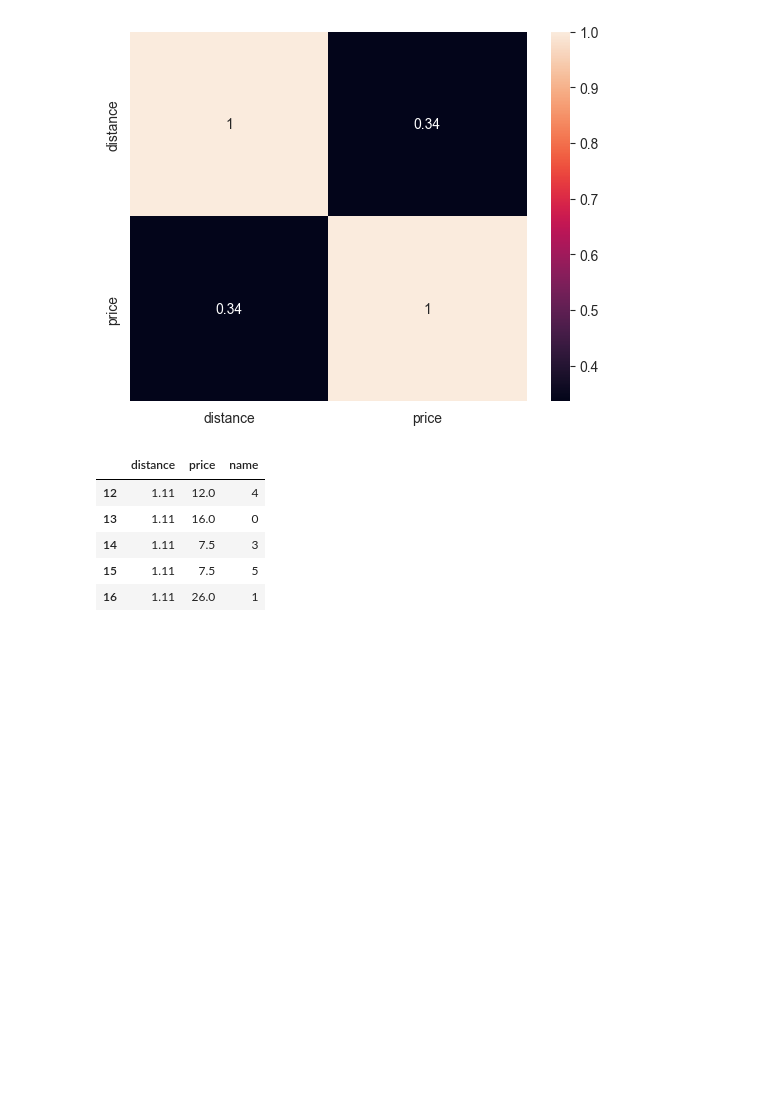
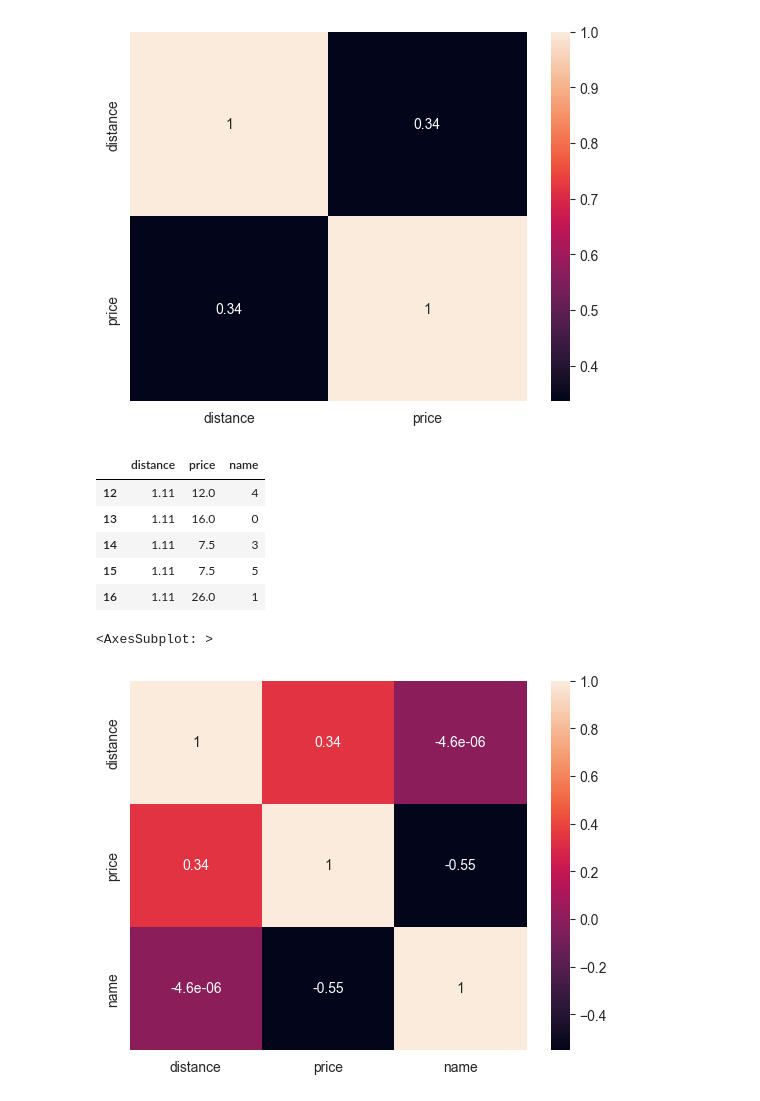
Before and after one commit to bossbruno/RideHailCompare, a Jupyter notebook: analysis.ipynb, the cells around one changed output. Cells and saved outputs as stored; diff of their text form; code cells hidden in the pictures; blank space fills up the shorter version.

```diff
--- a/analysis.ipynb
+++ b/analysis.ipynb
@@ -276,7 +278,7 @@ The default value of numeric_only in DataFrame.corr is deprecated. In a future v
 # %%
 le = preprocessing.LabelEncoder()
 
-df_cat_encode= new_df.copy()
-for col in df_cat_encode.select_dtypes(include='O').columns:
-    df_cat_encode[col]=le.fit_transform(df_cat_encode[col])
+df_cat_bad_encode= new_df.copy()
+for col in df_cat_bad_encode.select_dtypes(include='O').columns:
+    df_cat_bad_encode[col]=le.fit_transform(df_cat_bad_encode[col])
 # %%
@@ -290,4 +292,7 @@ df_cat_encode.head()
 | 16 | 1.11 | 26.0 | 1 |
 # %%
 plt.figure()
-sns.heatmap(df_cat_encode.corr(),annot=True)
+sns.heatmap(df_cat_bad_encode.corr(),annot=True)
+# %% [output]
+<AxesSubplot: >
+[figure, added]
```
Also changed, not shown: parts of 13 cells of this notebook, 1 other file.
